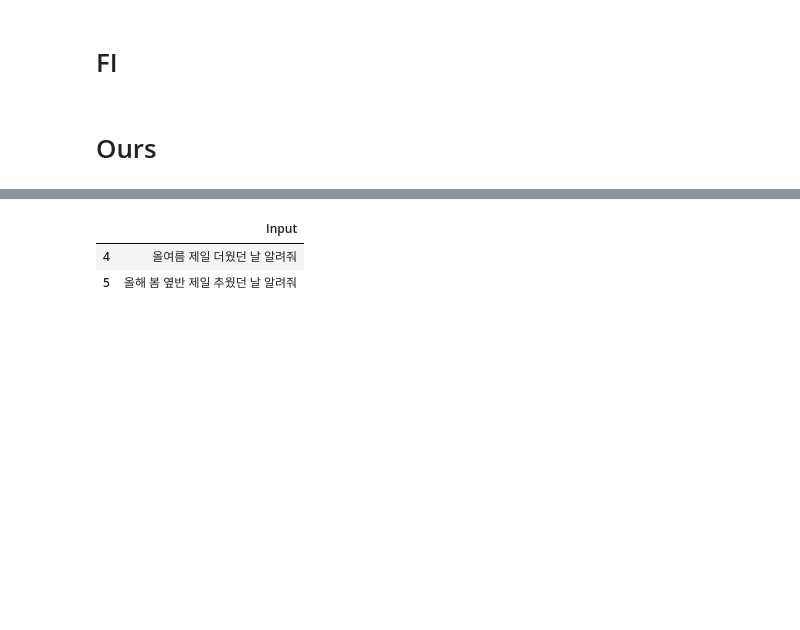
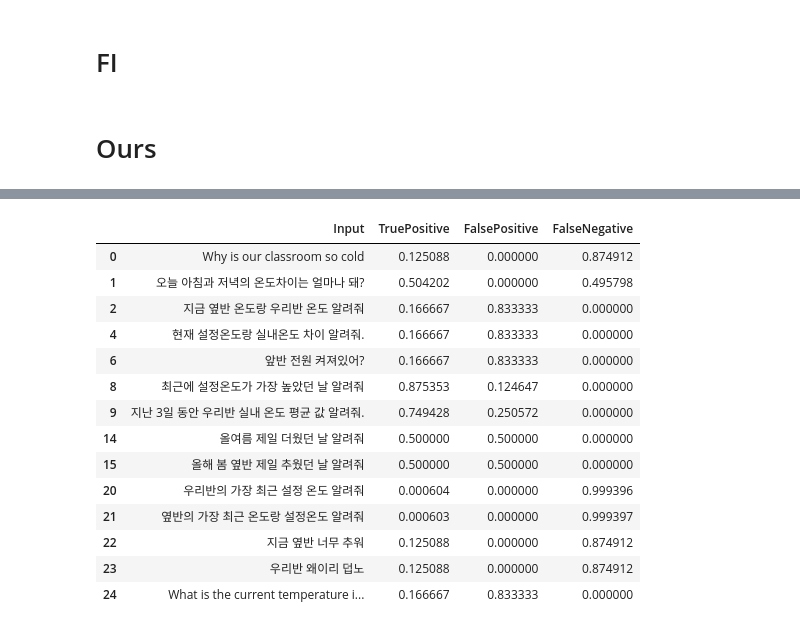
Before and after one commit to sungminlee114/LGHVAC_2ndyear, a Jupyter notebook: src/tiot.ipynb, the cells around one changed output, grey strips where cells are left out. Cells and saved outputs as stored; diff of their text form; code cells hidden in the pictures; blank space fills up the shorter version.

```diff
--- a/src/tiot.ipynb
+++ b/src/tiot.ipynb
@@ -557,6 +611,18 @@ Recall: 1.00
 # %%
-eval_df[eval_df["ExactMatch"] == 0][["Input"]]
+eval_df[eval_df["ExactMatch"] == 0][["Input", "TruePositive", "FalsePositive", "FalseNegative"]]
 # %% [output]
-|  | Input |
-| 4 | 올여름 제일 더웠던 날 알려줘 |
-| 5 | 올해 봄 옆반 제일 추웠던 날 알려줘 |
+|  | Input | TruePositive | FalsePositive | FalseNegative |
+| 0 | Why is our classroom so cold | 0.125088 | 0.000000 | 0.874912 |
+| 1 | 오늘 아침과 저녁의 온도차이는 얼마나 돼? | 0.504202 | 0.000000 | 0.495798 |
+| 2 | 지금 옆반 온도랑 우리반 온도 알려줘 | 0.166667 | 0.833333 | 0.000000 |
+| 4 | 현재 설정온도랑 실내온도 차이 알려줘. | 0.166667 | 0.833333 | 0.000000 |
+| 6 | 앞반 전원 켜져있어? | 0.166667 | 0.833333 | 0.000000 |
+| 8 | 최근에 설정온도가 가장 높았던 날 알려줘 | 0.875353 | 0.124647 | 0.000000 |
+| 9 | 지난 3일 동안 우리반 실내 온도 평균 값 알려줘. | 0.749428 | 0.250572 | 0.000000 |
+| 14 | 올여름 제일 더웠던 날 알려줘 | 0.500000 | 0.500000 | 0.000000 |
+| 15 | 올해 봄 옆반 제일 추웠던 날 알려줘 | 0.500000 | 0.500000 | 0.000000 |
+| 20 | 우리반의 가장 최근 설정 온도 알려줘 | 0.000604 | 0.000000 | 0.999396 |
+| 21 | 옆반의 가장 최근 온도랑 설정온도 알려줘 | 0.000603 | 0.000000 | 0.999397 |
+| 22 | 지금 옆반 너무 추워 | 0.125088 | 0.000000 | 0.874912 |
+| 23 | 우리반 왜이리 덥노 | 0.125088 | 0.000000 | 0.874912 |
+| 24 | What is the current temperature i... | 0.166667 | 0.833333 | 0.000000 |
```
Also changed, not shown: parts of 11 cells of this notebook, 4 other files.
